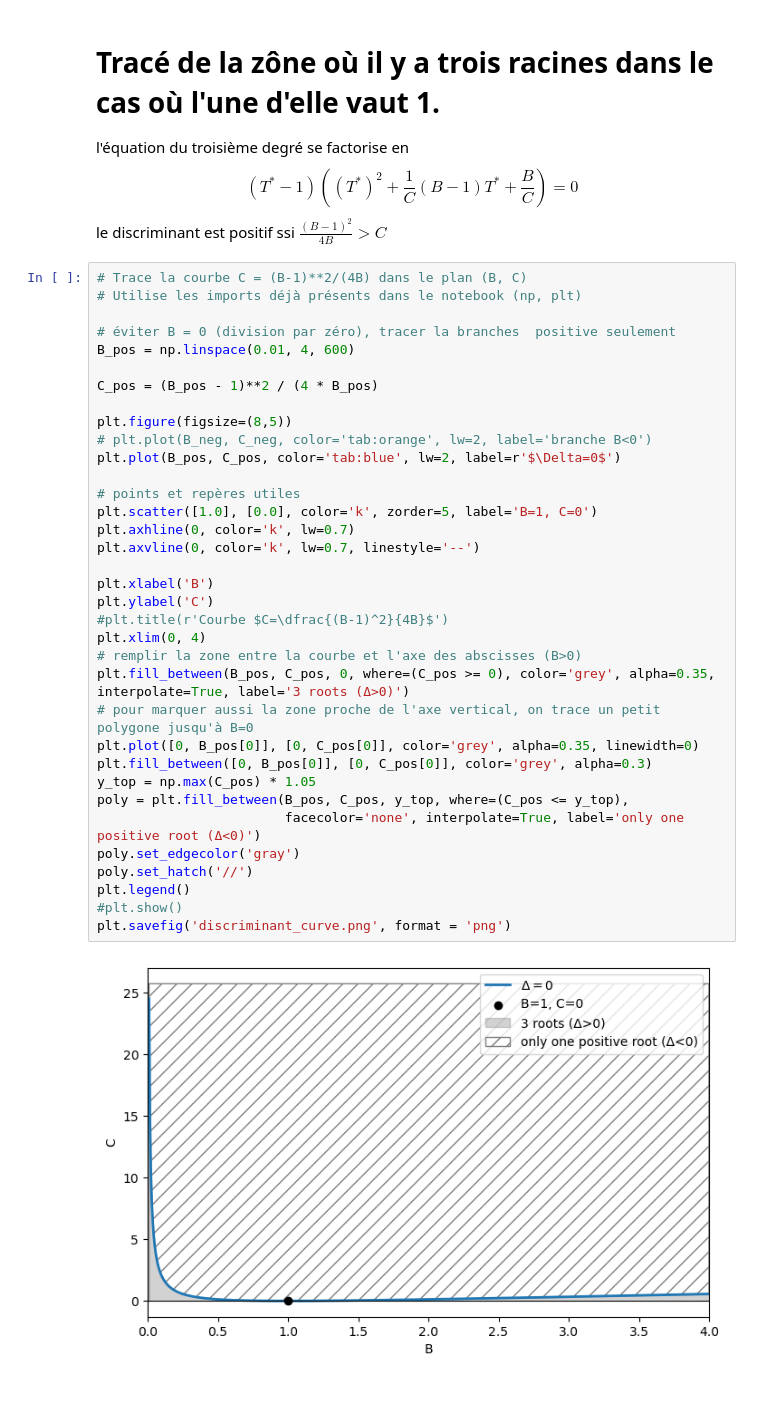
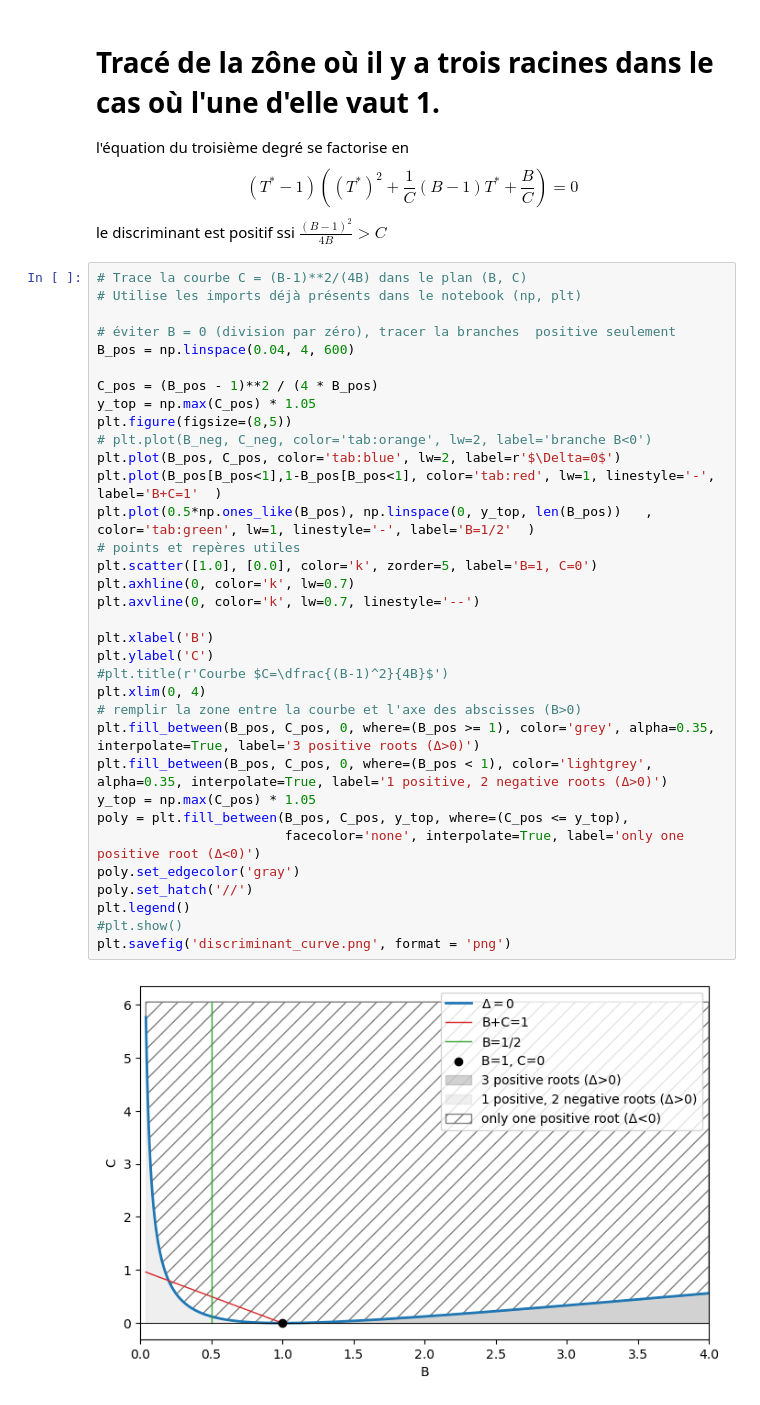
Before and after one commit to azerad/immunomath, a Jupyter notebook: model_arthritis_olivier.ipynb, the cells around one changed output. Saved outputs shown, nothing was run; the diff lists cells and outputs as text.

Commit message:
figures avec discriminant et cas particulier A=1

```diff
--- a/model_arthritis_olivier.ipynb
+++ b/model_arthritis_olivier.ipynb
@@ -731,37 +731,36 @@ le discriminant est positif ssi $\frac{(B-1)^2}{4B} > C$
 # %%
 # Trace la courbe C = (B-1)**2/(4B) dans le plan (B, C)
 # Utilise les imports déjà présents dans le notebook (np, plt)
 
 # éviter B = 0 (division par zéro), tracer la branches  positive seulement
-B_pos = np.linspace(0.01, 4, 600)
+B_pos = np.linspace(0.04, 4, 600)
 
 C_pos = (B_pos - 1)**2 / (4 * B_pos)
-
+y_top = np.max(C_pos) * 1.05
 plt.figure(figsize=(8,5))
 # plt.plot(B_neg, C_neg, color='tab:orange', lw=2, label='branche B<0')
 plt.plot(B_pos, C_pos, color='tab:blue', lw=2, label=r'$\Delta=0$')
-
+plt.plot(B_pos[B_pos<1],1-B_pos[B_pos<1], color='tab:red', lw=1, linestyle='-', label='B+C=1'  )
+plt.plot(0.5*np.ones_like(B_pos), np.linspace(0, y_top, len(B_pos))   , color='tab:green', lw=1, linestyle='-', label='B=1/2'  )
 # points et repères utiles
 plt.scatter([1.0], [0.0], color='k', zorder=5, label='B=1, C=0')
 plt.axhline(0, color='k', lw=0.7)
 plt.axvline(0, color='k', lw=0.7, linestyle='--')
 
 plt.xlabel('B')
 plt.ylabel('C')
 #plt.title(r'Courbe $C=\dfrac{(B-1)^2}{4B}$')
 plt.xlim(0, 4)
 # remplir la zone entre la courbe et l'axe des abscisses (B>0)
-plt.fill_between(B_pos, C_pos, 0, where=(C_pos >= 0), color='grey', alpha=0.35, interpolate=True, label='3 roots (Δ>0)')
-# pour marquer aussi la zone proche de l'axe vertical, on trace un petit polygone jusqu'à B=0
-plt.plot([0, B_pos[0]], [0, C_pos[0]], color='grey', alpha=0.35, linewidth=0)
-plt.fill_between([0, B_pos[0]], [0, C_pos[0]], color='grey', alpha=0.3)
+plt.fill_between(B_pos, C_pos, 0, where=(B_pos >= 1), color='grey', alpha=0.35, interpolate=True, label='3 positive roots (Δ>0)')
+plt.fill_between(B_pos, C_pos, 0, where=(B_pos < 1), color='lightgrey', alpha=0.35, interpolate=True, label='1 positive, 2 negative roots (Δ>0)')
 y_top = np.max(C_pos) * 1.05
 poly = plt.fill_between(B_pos, C_pos, y_top, where=(C_pos <= y_top),
                         facecolor='none', interpolate=True, label='only one positive root (Δ<0)')
 poly.set_edgecolor('gray')
 poly.set_hatch('//')
 plt.legend()
 #plt.show()
 plt.savefig('discriminant_curve.png', format = 'png')
 # %% [output]
-[figure, old version]
+[figure, new version]
```
Also changed, not shown: parts of 2 cells of this notebook, 5 other files.
